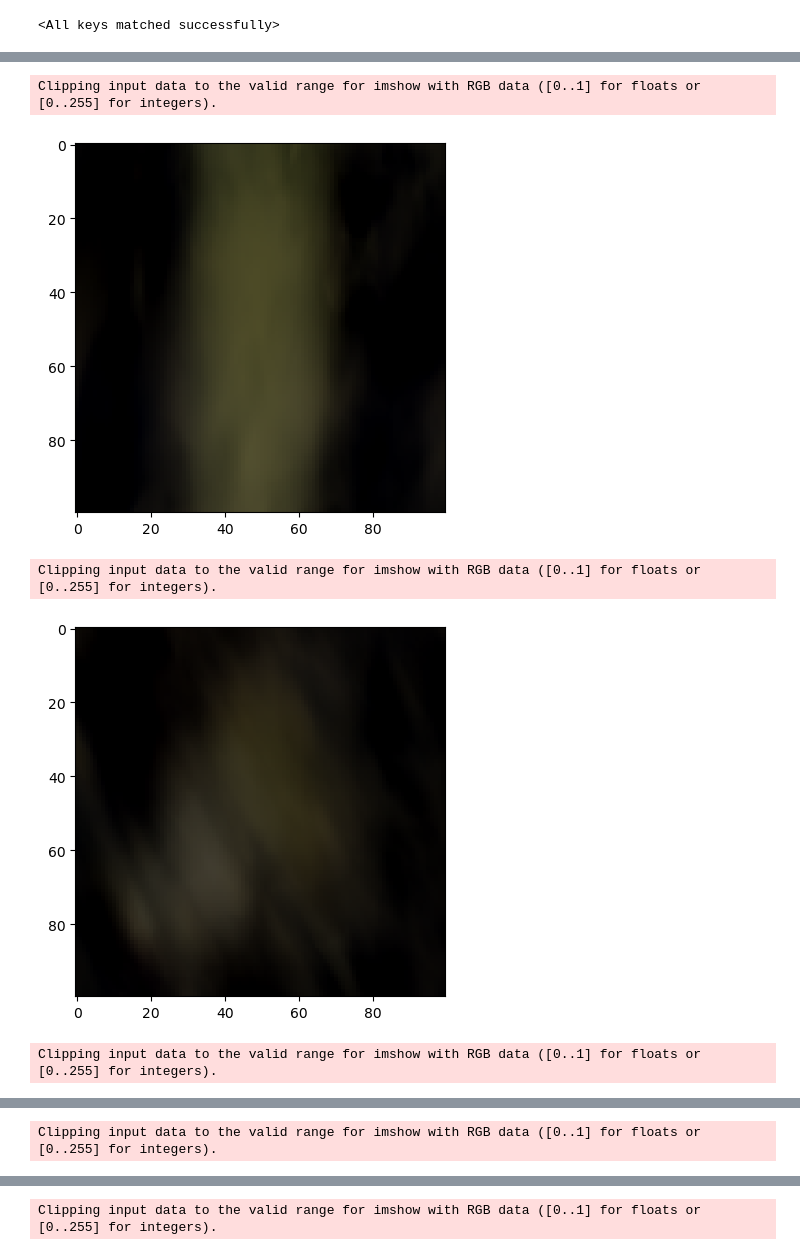
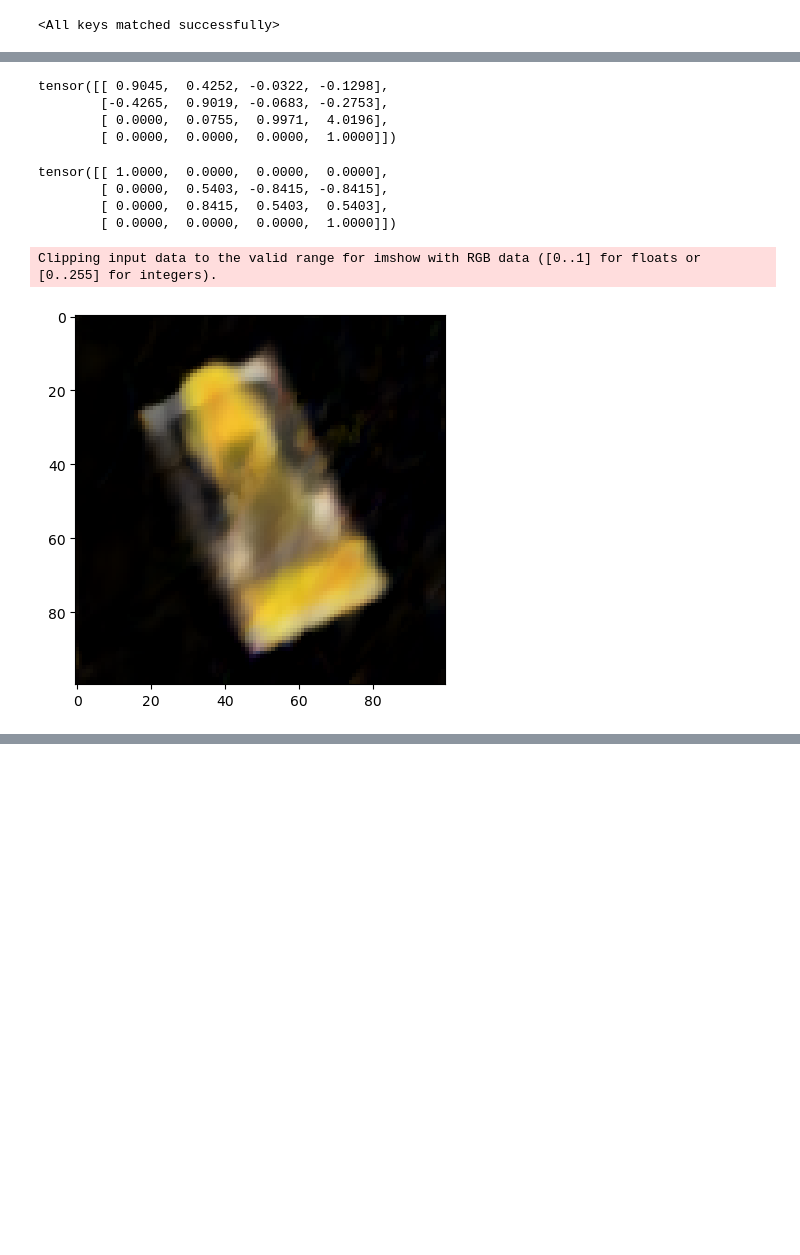
Before and after one commit to shahanneda/NeRfFromScratch, a Jupyter notebook: 3d_image.ipynb, the cells around one changed output, grey strips where cells are left out. Saved outputs shown, nothing was run; the diff lists cells and outputs as text; code cells hidden in the pictures; blank space fills up the shorter version.

```diff
--- a/3d_image.ipynb
+++ b/3d_image.ipynb
@@ -135,7 +134,7 @@ def get_rays_with_samples(pose):
 	# We want to instead have a list of numberOfSamples for each pixel, so (width, height, numberOfSamples, 3)
 	dirs = dirs.reshape(width, height, 1, 3)
 	pos = pos.reshape(width, height, 1, 3)
-	z = pos + t*dirs
+	z = pos - t*dirs
 	z = z.to(device)
 	return z
 
@@ -158,8 +157,6 @@ def visulize_3D_rays(poseNumber):
 
 	# plt.savefig(f"img/{poseNumber}.png")
 # for i in range(0, 100):
-	# visulize_3D_rays(i)
-# visulize_3D_rays(0)
-# visulize_3D_rays(poses[5].to(device))
+# visulize_3D_rays(poses[86].to(device))
 # print(poses[20])
 # get_rays_with_samples(poses[0].to(device)).shape
@@ -400,12 +436,23 @@ FloatSlider(value=1.8, continuous_update=False, description='Z:', max=3.0, reado
+# %%
+poses[7]
+# %% [output]
+tensor([[ 0.9045,  0.4252, -0.0322, -0.1298],
+        [-0.4265,  0.9019, -0.0683, -0.2753],
+        [ 0.0000,  0.0755,  0.9971,  4.0196],
+        [ 0.0000,  0.0000,  0.0000,  1.0000]])
+# %%
+getPoseFromSphericalCoords(1,0,1)
+# %% [output]
+tensor([[ 1.0000,  0.0000,  0.0000,  0.0000],
+        [ 0.0000,  0.5403, -0.8415, -0.8415],
+        [ 0.0000,  0.8415,  0.5403,  0.5403],
+        [ 0.0000,  0.0000,  0.0000,  1.0000]])
 # %%
 with torch.no_grad():
-     for i in range(0, 5):
-         image  = get_image(poses[i].to(device))
+     for i in range(7, 8):
+         image  = get_image(poses[7].to(device))
          plt.imshow(image.cpu())
          plt.show()
 # %% [output]
 Clipping input data to the valid range for imshow with RGB data ([0..1] for floats or [0..255] for integers).
-[figure, old version]
+[figure, new version]
-Clipping input data to the valid range for imshow with RGB data ([0..1] for floats or [0..255] for integers).
-[figure, removed]
-Clipping input data to the valid range for imshow with RGB data ([0..1] for floats or [0..255] for integers).
@@ -413 +458,0 @@ Clipping input data to the valid range for imshow with RGB data ([0..1] for floa
-Clipping input data to the valid range for imshow with RGB data ([0..1] for floats or [0..255] for integers).
@@ -415 +458,0 @@ Clipping input data to the valid range for imshow with RGB data ([0..1] for floa
-Clipping input data to the valid range for imshow with RGB data ([0..1] for floats or [0..255] for integers).
```
Also changed, not shown: parts of 5 cells of this notebook, 1 other file.
